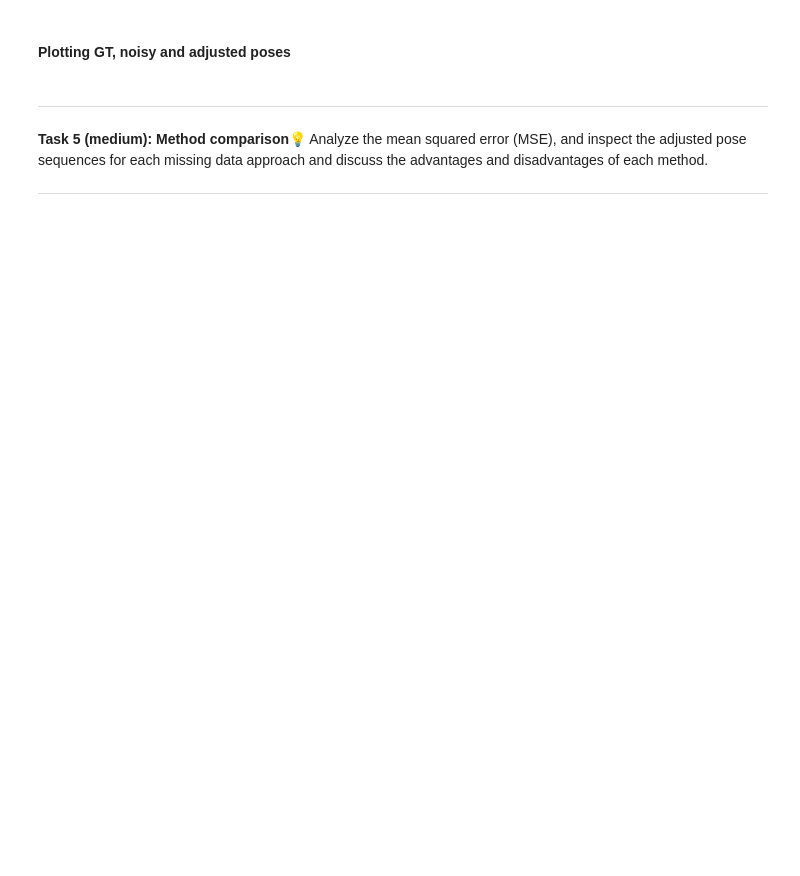
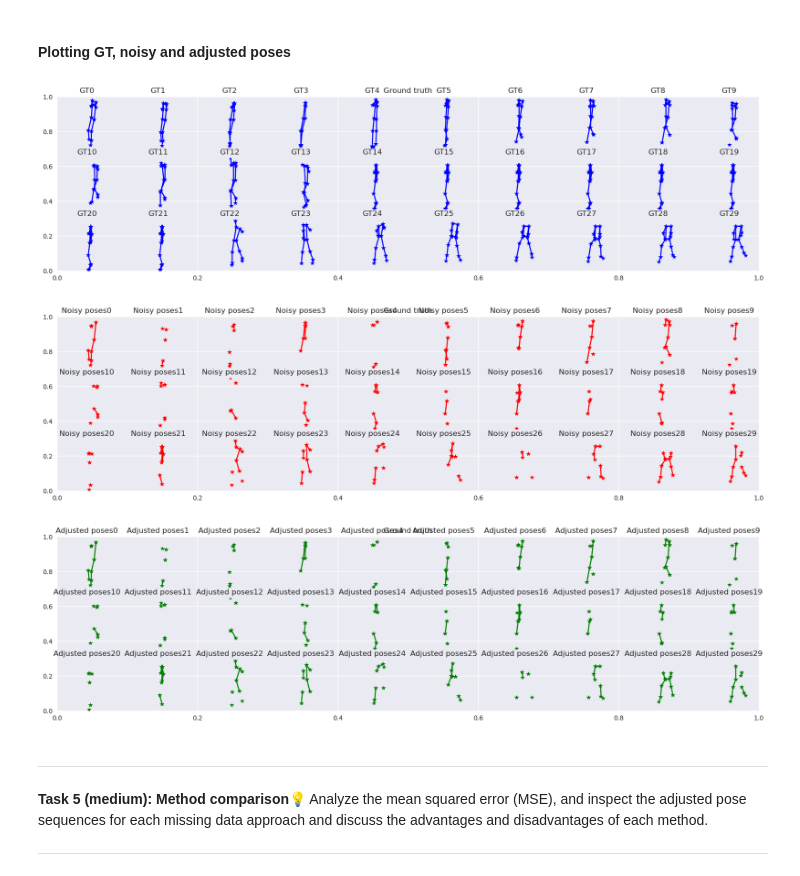
Before and after one commit to LVOL98/IML_Introduction-to-Machine-Learning, a Jupyter notebook: iml-repo/vscode/02-material/W06/02-Missing_data.ipynb, the cells around one changed output. Drawn from its saved outputs; the diff is of its cells as text; code cells hidden in the pictures; blank space fills up the shorter version.

```diff
--- a/iml-repo/vscode/02-material/W06/02-Missing_data.ipynb
+++ b/iml-repo/vscode/02-material/W06/02-Missing_data.ipynb
@@ -125,7 +117,7 @@ def plot_single_sequence(poses, pose_name='Poses',color='blue'):
         poses_name (string, optional): subtitle of each skeleton body in the sequence.
         color (string, optional): color of skeleton bodies.
     """
-    plt.style.use('seaborn')
+    plt.style.use('seaborn-v0_8')
     plt.figure(figsize=(20,5))
     plt.title('Ground truth')
 
@@ -165,7 +160,7 @@ Implement the first of 3 different methods for filling in missing data in the `N
 ---
 # %%
 ## Method 1: Flling missing entries with 0s
-def filling_missing(data):
+def filling_missing(data, filling):
     """
     Fills missing entries in the given data with a specified value.
 
@@ -176,7 +171,17 @@ def filling_missing(data):
     Returns:
     - numpy.array: Data with missing entries filled using the specified value.
     """
-    #write code here ...
+
+    temp_data = data.copy()
+
+    for a in temp_data:
+        for b in a:
+            for i in range(len(b)):
+                c = b[i]
+                if np.isnan(c):
+                    b[i] = filling
+
+    return temp_data
 # %% [markdown]
 
 ---
@@ -316,11 +349,16 @@ plt.legend();
 # %%
 ## Your should only run this cell after completing the exercise above
 ## Plot a random single sequence of the noisy, ground truth and adjusted skeleton data.
+adjusted_data = adjusted_data_1
 np.random.seed(42)
 sample = np.random.randint(0,200)
 plot_single_sequence(GT_poses[sample],pose_name='GT',color='blue')
 plot_single_sequence(Noisy_poses[sample],pose_name='Noisy poses',color='red')
-plot_single_sequence(adjusted_data3[sample],pose_name='Adjusted poses',color='green')
+plot_single_sequence(adjusted_data[sample],pose_name='Adjusted poses',color='green')
+# %% [output]
+[figure, added]
+[figure, added]
+[figure, added]
 # %% [markdown]
 
 ---
```
Also changed, not shown: parts of 13 cells of this notebook.
